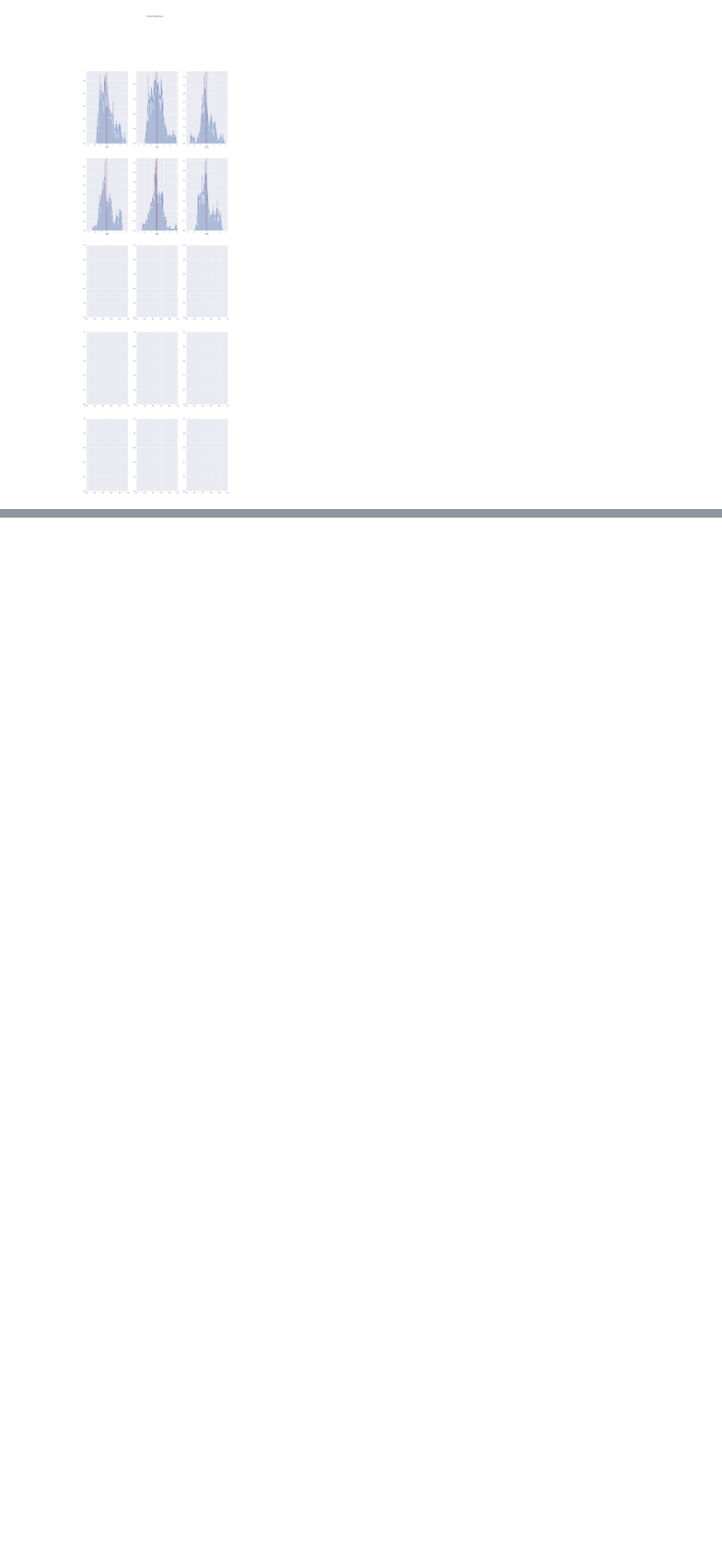
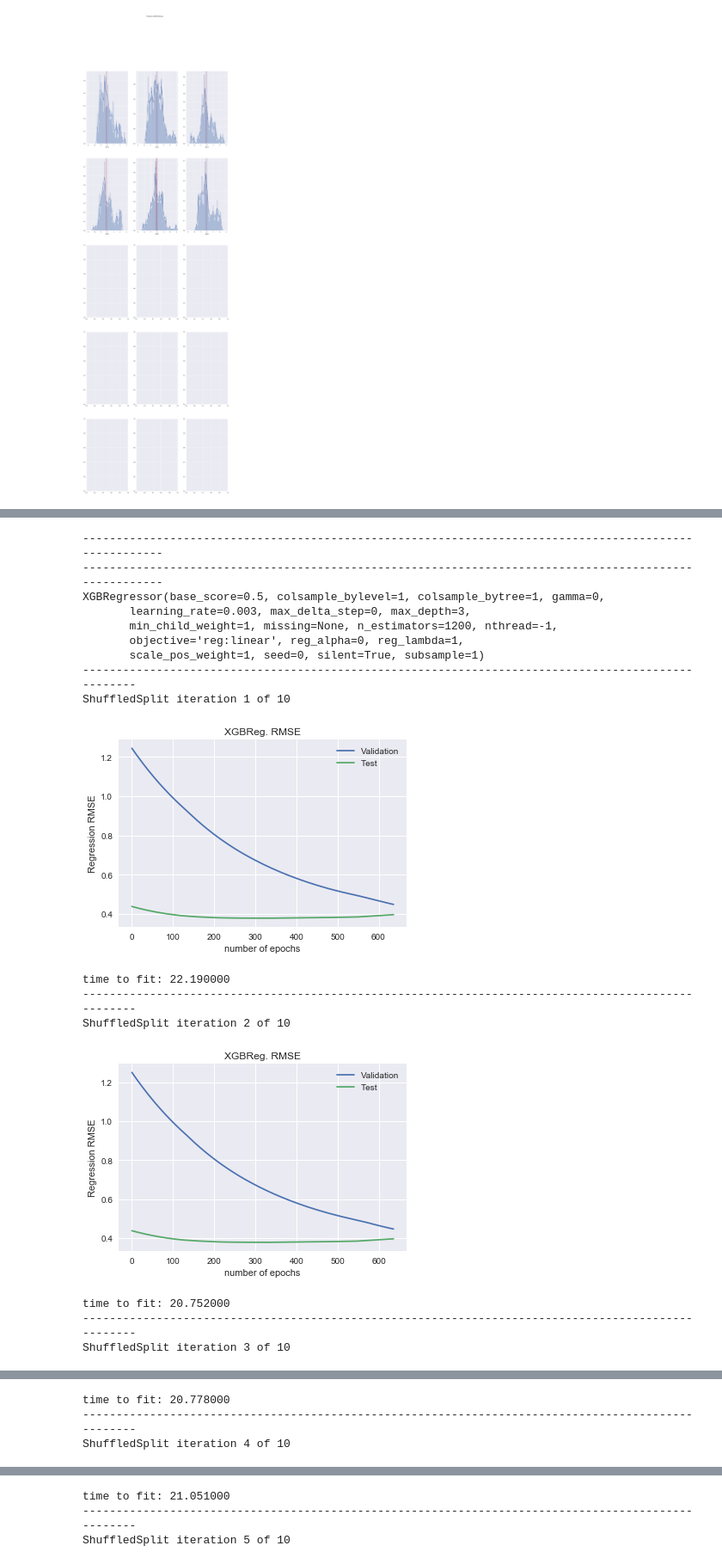
Before and after one commit to pdlje82/MLND-Capstone, a Jupyter notebook: 170903_XGBoost_DayWise - 1standardOnly.ipynb, the cells around one changed output, grey strips where cells are left out. Shown at 86% size. Cells and saved outputs as stored; diff of their text form; code cells hidden in the pictures; blank space fills up the shorter version.

```diff
--- a/170903_XGBoost_DayWise - 1standardOnly.ipynb
+++ b/170903_XGBoost_DayWise - 1standardOnly.ipynb
@@ -714,0 +706,27 @@ test set mean squared error: 81.58%
+# %%
+reglist = [XGBRegressor(learning_rate=0.003, max_depth=3, n_estimators=1200)]
+
+reduced_feats = ['f34', 'f02', 'f29', 'f24', 'f40', 'f23']
+
+regressor, preds, preds2 = main.plot_shuffle_split_score(day_data[reduced_feats], labels,
+                                                         day_data2[reduced_feats], labels2,
+                                                         reglist,
+                                                         n_splits, earlyStpRnds)
+# %% [output]
+-------------------------------------------------------------------------------------------------------
+-------------------------------------------------------------------------------------------------------
+XGBRegressor(base_score=0.5, colsample_bylevel=1, colsample_bytree=1, gamma=0,
+       learning_rate=0.003, max_delta_step=0, max_depth=3,
+       min_child_weight=1, missing=None, n_estimators=1200, nthread=-1,
+       objective='reg:linear', reg_alpha=0, reg_lambda=1,
+       scale_pos_weight=1, seed=0, silent=True, subsample=1)
+---------------------------------------------------------------------------------------------------
+ShuffledSplit iteration 1 of 10
+[figure, added]
+time to fit: 22.190000
+---------------------------------------------------------------------------------------------------
+ShuffledSplit iteration 2 of 10
+[figure, added]
+time to fit: 20.752000
+---------------------------------------------------------------------------------------------------
+ShuffledSplit iteration 3 of 10
@@ -714,0 +734,3 @@ test set mean squared error: 81.58%
+time to fit: 20.778000
+---------------------------------------------------------------------------------------------------
+ShuffledSplit iteration 4 of 10
@@ -714,0 +738,3 @@ test set mean squared error: 81.58%
+time to fit: 21.051000
+---------------------------------------------------------------------------------------------------
+ShuffledSplit iteration 5 of 10
```
Also changed, not shown: parts of 9 cells of this notebook, 2 other files.
